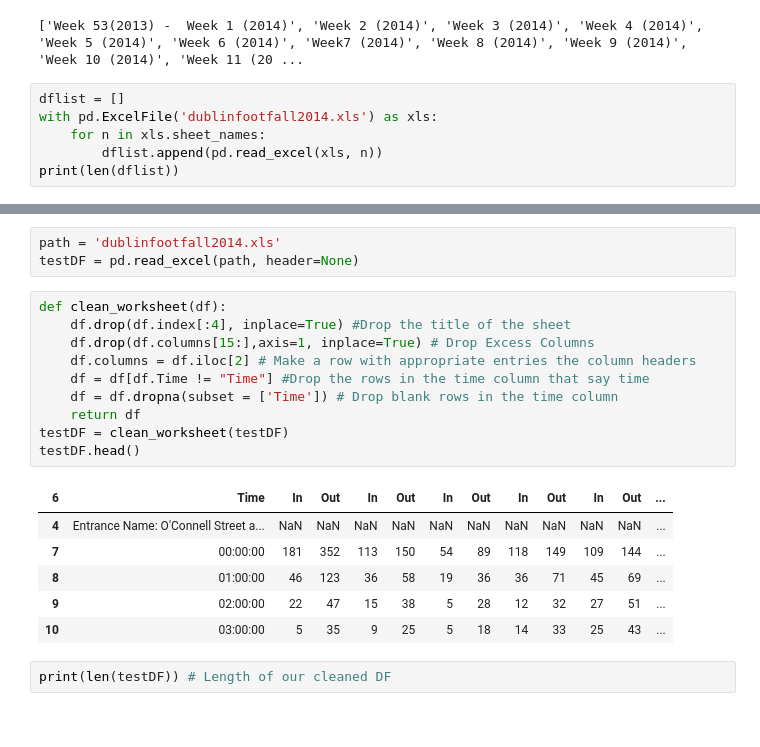
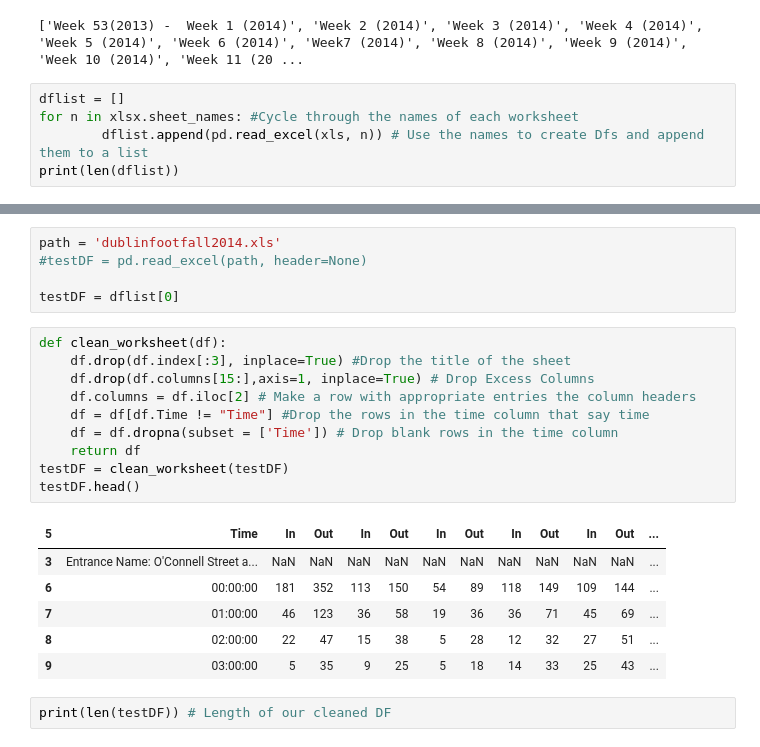
Before and after one commit to alfieish/DublinDataAnalysis, a Jupyter notebook: FootfallDataCleaning.ipynb, the cells around one changed output, grey strips where cells are left out. Saved outputs shown, nothing was run; the diff lists cells and outputs as text.

```diff
--- a/FootfallDataCleaning.ipynb
+++ b/FootfallDataCleaning.ipynb
@@ -11,9 +11,8 @@ print(xlsx.sheet_names)
 ['Week 53(2013) -  Week 1 (2014)', 'Week 2 (2014)', 'Week 3 (2014)', 'Week 4 (2014)', 'Week 5 (2014)', 'Week 6 (2014)', 'Week7 (2014)', 'Week 8 (2014)', 'Week 9 (2014)', 'Week 10 (2014)', 'Week 11 (20 ...
 # %%
 dflist = []
-with pd.ExcelFile('dublinfootfall2014.xls') as xls:
-    for n in xls.sheet_names:
-        dflist.append(pd.read_excel(xls, n))
+for n in xlsx.sheet_names: #Cycle through the names of each worksheet
+        dflist.append(pd.read_excel(xls, n)) # Use the names to create Dfs and append them to a list
 print(len(dflist))
 # %% [output]
 34
@@ -36,23 +19,25 @@ print(len(dflist))
 # %%
 path = 'dublinfootfall2014.xls'
-testDF = pd.read_excel(path, header=None)
+#testDF = pd.read_excel(path, header=None)
+
+testDF = dflist[0]
 # %%
 def clean_worksheet(df):
-    df.drop(df.index[:4], inplace=True) #Drop the title of the sheet
+    df.drop(df.index[:3], inplace=True) #Drop the title of the sheet
     df.drop(df.columns[15:],axis=1, inplace=True) # Drop Excess Columns
     df.columns = df.iloc[2] # Make a row with appropriate entries the column headers
     df = df[df.Time != "Time"] #Drop the rows in the time column that say time
     df = df.dropna(subset = ['Time']) # Drop blank rows in the time column
     return df
 testDF = clean_worksheet(testDF)
 testDF.head()
 # %% [output]
-| 6 | Time | In | Out | In | Out | In | Out | In | Out | In | Out | ... |
-| 4 | Entrance Name: O'Connell Street a... | NaN | NaN | NaN | NaN | NaN | NaN | NaN | NaN | NaN | NaN | ... |
-| 7 | 00:00:00 | 181 | 352 | 113 | 150 | 54 | 89 | 118 | 149 | 109 | 144 | ... |
-| 8 | 01:00:00 | 46 | 123 | 36 | 58 | 19 | 36 | 36 | 71 | 45 | 69 | ... |
-| 9 | 02:00:00 | 22 | 47 | 15 | 38 | 5 | 28 | 12 | 32 | 27 | 51 | ... |
-| 10 | 03:00:00 | 5 | 35 | 9 | 25 | 5 | 18 | 14 | 33 | 25 | 43 | ... |
+| 5 | Time | In | Out | In | Out | In | Out | In | Out | In | Out | ... |
+| 3 | Entrance Name: O'Connell Street a... | NaN | NaN | NaN | NaN | NaN | NaN | NaN | NaN | NaN | NaN | ... |
+| 6 | 00:00:00 | 181 | 352 | 113 | 150 | 54 | 89 | 118 | 149 | 109 | 144 | ... |
+| 7 | 01:00:00 | 46 | 123 | 36 | 58 | 19 | 36 | 36 | 71 | 45 | 69 | ... |
+| 8 | 02:00:00 | 22 | 47 | 15 | 38 | 5 | 28 | 12 | 32 | 27 | 51 | ... |
+| 9 | 03:00:00 | 5 | 35 | 9 | 25 | 5 | 18 | 14 | 33 | 25 | 43 | ... |
 # %%
 print(len(testDF)) # Length of our cleaned DF
 # %% [output]
```
Also changed, not shown: parts of 3 cells of this notebook.
